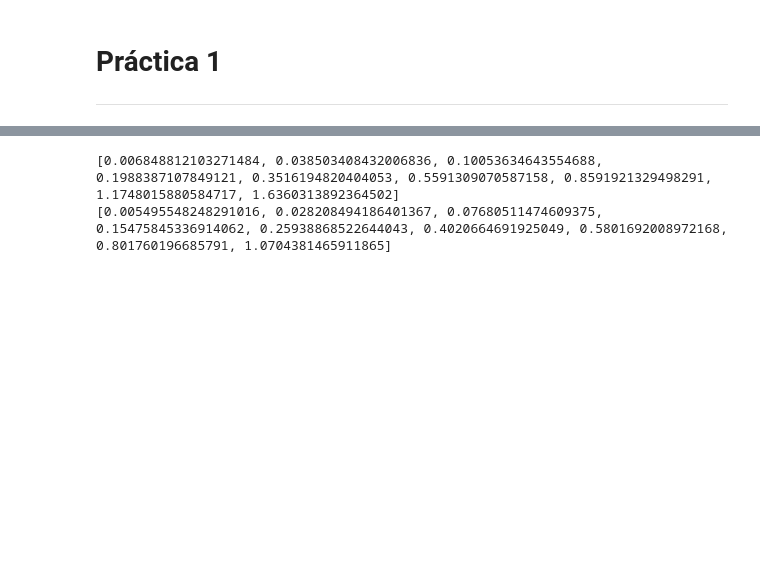
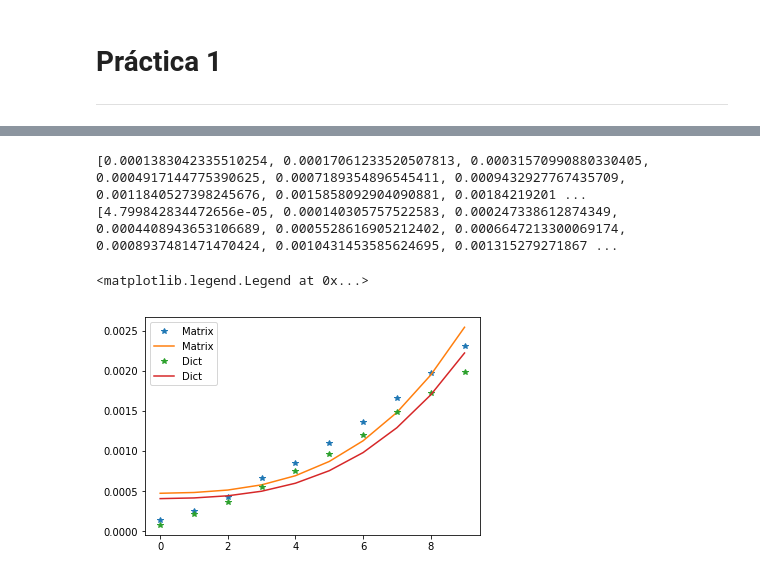
Before and after one commit to RodrigoDePool/daalg, a Jupyter notebook: Practica1/Practica1.ipynb, the cells around one changed output, grey strips where cells are left out. Cells and saved outputs as stored; diff of their text form; code cells hidden in the pictures; blank space fills up the shorter version.

```diff
--- a/Practica1/Practica1.ipynb
+++ b/Practica1/Practica1.ipynb
@@ -176,15 +178,15 @@ from time import time
 
 def time_dijkstra(n_graphs, n_nodes_ini, n_nodes_fin, step, generate, dijks, sparse_factor=.25):
     times = [] # Returning list
-    for nodes in range(n_nodes_ini, n_nodes_fin, step):
-        totalTime = 0
+    for nodes in range(n_nodes_ini, n_nodes_fin+1, step):
+        meanTime = 0
         for _ in range(n_graphs):
+            graph = generate(nodes, sparse_factor)
+            time_ini = time()
             for i in range(nodes):
-                graph = generate(nodes, sparse_factor)
-                time_ini = time()
                 dijks(graph,i)
-                totalTime += (time()-time_ini)
-        times.append(totalTime)
+            meanTime += (time()-time_ini)
+        times.append(meanTime/(n_graphs*nodes))
     return times
 
 
@@ -199,5 +201,34 @@ def time_dijkstra_d(n_graphs, n_nodes_ini, n_nodes_fin, step, sparse_factor=.25)
 print(time_dijkstra_m(10,10, 100, 10))
 print(time_dijkstra_d(10,10, 100, 10))
 # %% [output]
-[0.006848812103271484, 0.038503408432006836, 0.10053634643554688, 0.1988387107849121, 0.3516194820404053, 0.5591309070587158, 0.8591921329498291, 1.1748015880584717, 1.6360313892364502]
-[0.005495548248291016, 0.028208494186401367, 0.07680511474609375, 0.15475845336914062, 0.25938868522644043, 0.4020664691925049, 0.5801692008972168, 0.801760196685791, 1.0704381465911865]
+[0.0001383042335510254, 0.00017061233520507813, 0.00031570990880330405, 0.0004917144775390625, 0.0007189354896545411, 0.0009432927767435709, 0.0011840527398245676, 0.0015858092904090881, 0.00184219201 ...
+[4.799842834472656e-05, 0.000140305757522583, 0.000247338612874349, 0.0004408943653106689, 0.0005528616905212402, 0.0006647213300069174, 0.0008937481471470424, 0.0010431453585624695, 0.001315279271867 ...
+# %%
+def fit_plot(l, func_2_fit, size_ini, size_fin, step, label=None):
+    l_func_values =[i*func_2_fit(i) for i in range(size_ini, size_fin+1, step)]
+
+    lr_m = LinearRegression()
+    X = np.array(l_func_values).reshape( len(l_func_values), -1 )
+    lr_m.fit(X, l)
+    y_pred = lr_m.predict(X)
+    if label:
+        plt.plot(l, '*', y_pred, '-', label=label)
+        return
+    plt.plot(l, '*', y_pred, '-')
+
+def n2_log_n(n):
+    return n**2. * np.log(n)
+# %%
+args = [20,10,100,10]
+# %%
+x = [x for x in range(args[1],args[2]+1,args[3])]
+y = time_dijkstra_m(*args,sparse_factor=0.7)
+y2 = time_dijkstra_d(*args,sparse_factor=0.7)
+# %%
+# Plot fitted
+fit_plot(y, n2_log_n, *args[1:],label='Matrix')
+fit_plot(y2, n2_log_n, *args[1:],label='Dict')
+plt.legend(loc='upper left')
+# %% [output]
+<matplotlib.legend.Legend at 0x...>
+[figure, added]
```
Also changed, not shown: parts of 10 cells of this notebook.
